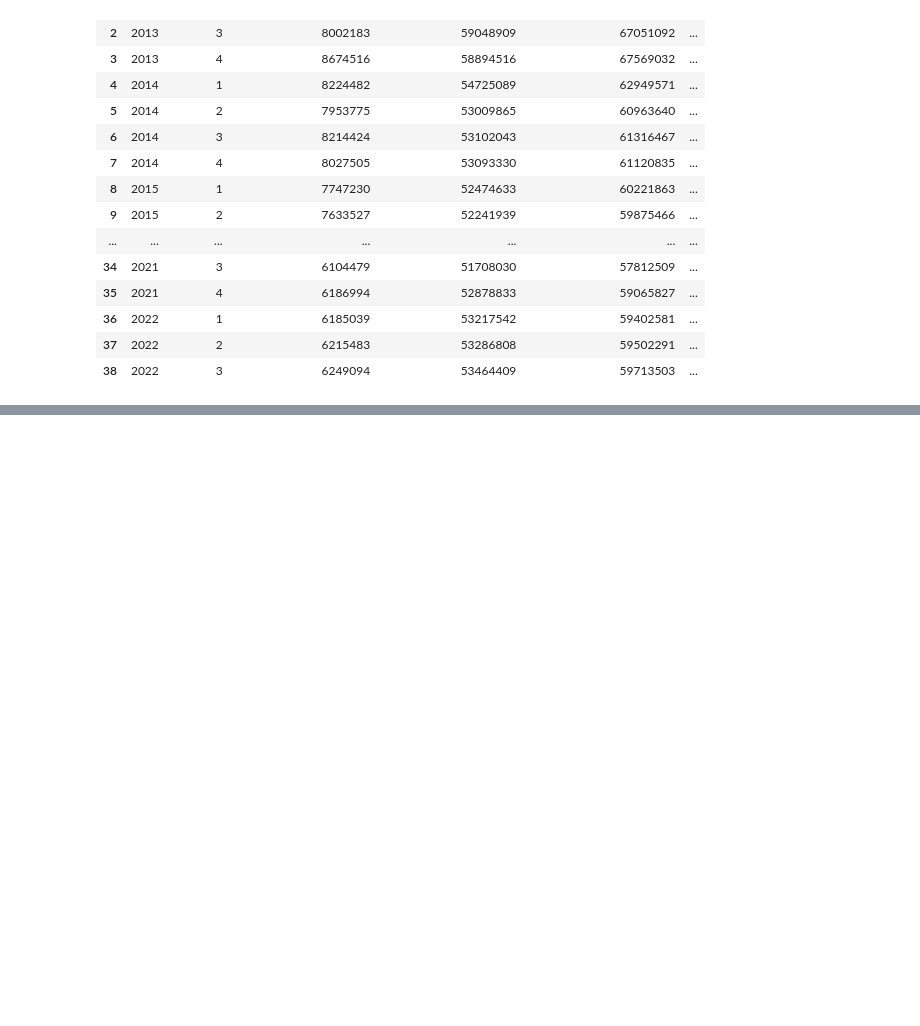
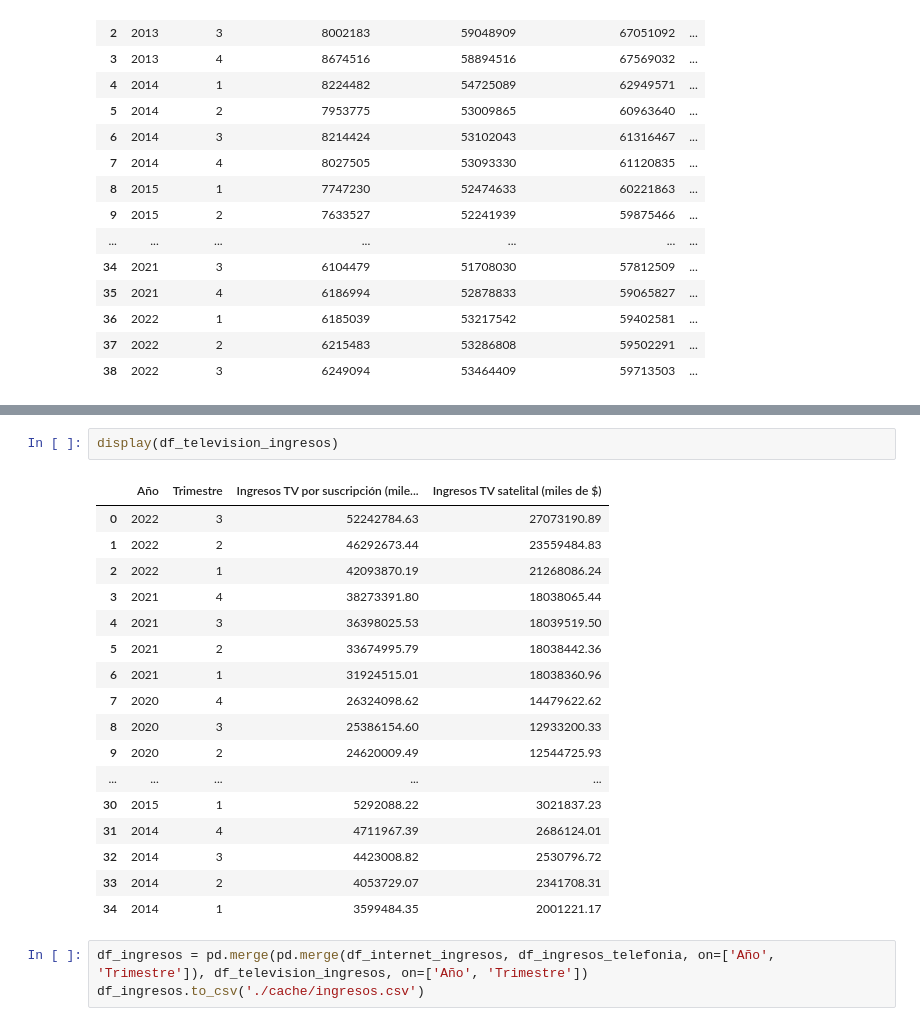
Before and after one commit to Lowerdelk/henry_p02, a Jupyter notebook: files/ETL.ipynb, the cells around one changed output, grey strips where cells are left out. Cells and saved outputs as stored; diff of their text form; blank space fills up the shorter version.

```diff
--- a/files/ETL.ipynb
+++ b/files/ETL.ipynb
@@ -450,0 +514,23 @@ final_telefonia
+# %%
+display(df_television_ingresos)
+# %% [output]
+|  | Año | Trimestre | Ingresos TV por suscripción (mile... | Ingresos TV satelital (miles de $) |
+| 0 | 2022 | 3 | 52242784.63 | 27073190.89 |
+| 1 | 2022 | 2 | 46292673.44 | 23559484.83 |
+| 2 | 2022 | 1 | 42093870.19 | 21268086.24 |
+| 3 | 2021 | 4 | 38273391.80 | 18038065.44 |
+| 4 | 2021 | 3 | 36398025.53 | 18039519.50 |
+| 5 | 2021 | 2 | 33674995.79 | 18038442.36 |
+| 6 | 2021 | 1 | 31924515.01 | 18038360.96 |
+| 7 | 2020 | 4 | 26324098.62 | 14479622.62 |
+| 8 | 2020 | 3 | 25386154.60 | 12933200.33 |
+| 9 | 2020 | 2 | 24620009.49 | 12544725.93 |
+| ... | ... | ... | ... | ... |
+| 30 | 2015 | 1 | 5292088.22 | 3021837.23 |
+| 31 | 2014 | 4 | 4711967.39 | 2686124.01 |
+| 32 | 2014 | 3 | 4423008.82 | 2530796.72 |
+| 33 | 2014 | 2 | 4053729.07 | 2341708.31 |
+| 34 | 2014 | 1 | 3599484.35 | 2001221.17 |
+# %%
+df_ingresos = pd.merge(pd.merge(df_internet_ingresos, df_ingresos_telefonia, on=['Año', 'Trimestre']), df_television_ingresos, on=['Año', 'Trimestre'])
+df_ingresos.to_csv('./cache/ingresos.csv')
```
Also changed, not shown: parts of 16 cells of this notebook, 5 other files.
